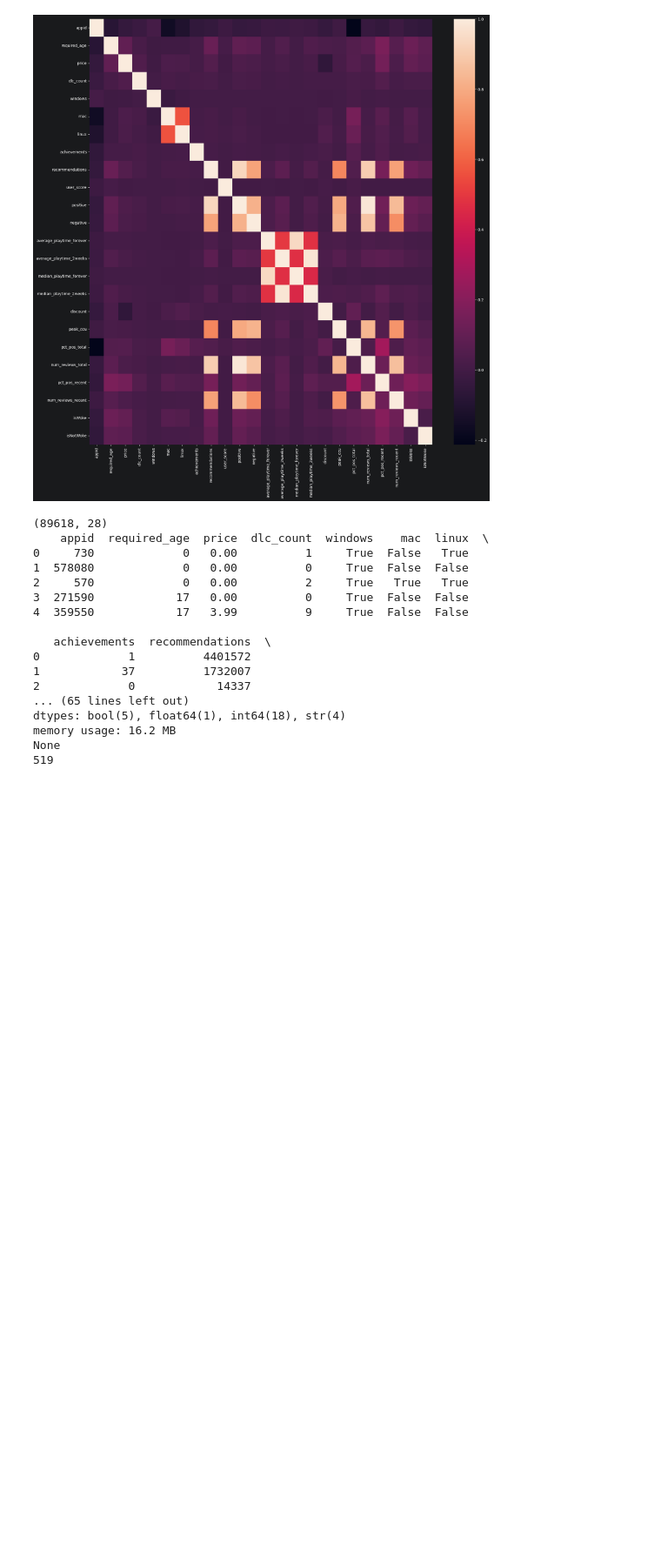
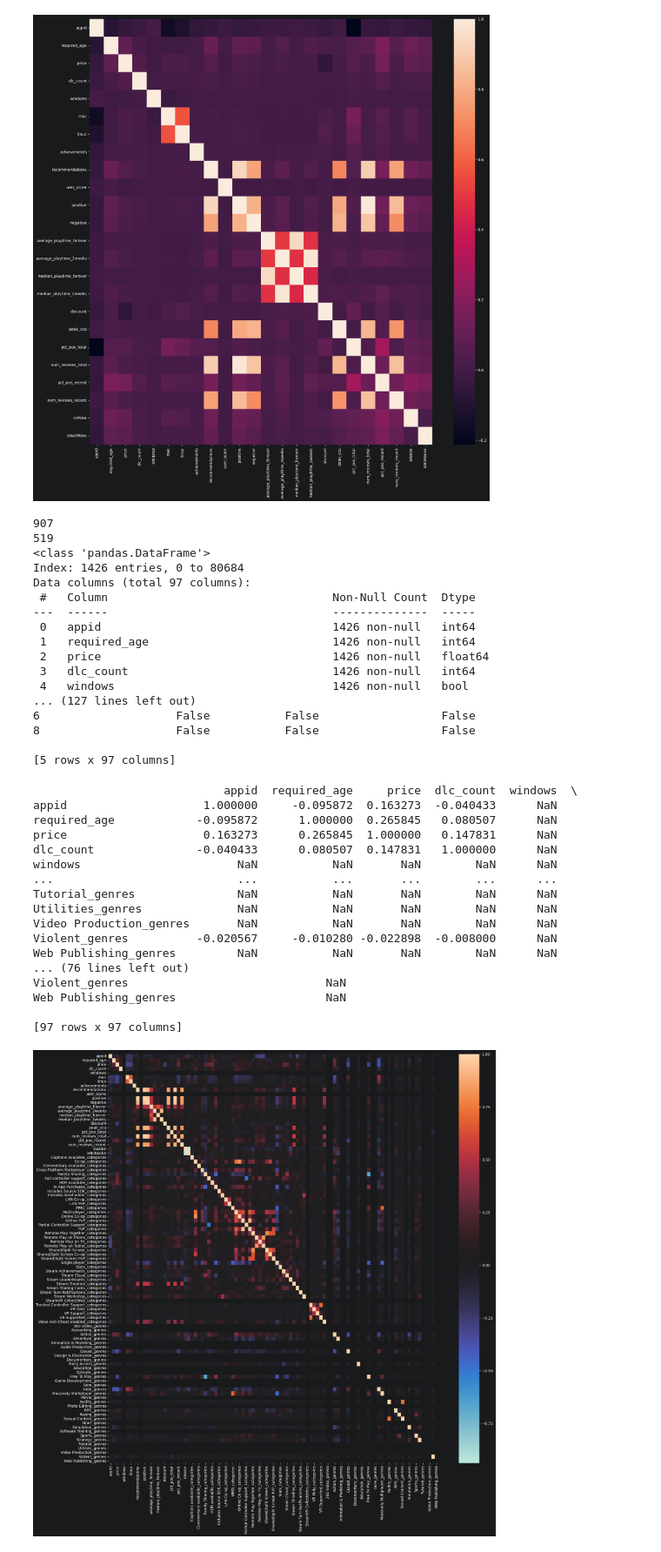
Before and after one commit to i-eye/Machine-Learning-Steam-Games, a Jupyter notebook: WokeModelling.ipynb, the cells around one changed output. Shown at 87% size. Cells and saved outputs as stored; diff of their text form; code cells hidden in the pictures; blank space fills up the shorter version.

Commit message:
Data stuff with creating our training data set of curator games

```diff
--- a/WokeModelling.ipynb
+++ b/WokeModelling.ipynb
@@ -40,40 +40,61 @@ def dummyVariable(name_of_feature):
     steam = pd.concat([steam, dummies_languages], axis=1)
     steam.drop(columns=["temp", name_of_feature], inplace=True)
 
-dummyVariable("supported_languages")
-dummyVariable("full_audio_languages")
+#dummyVariable("supported_languages")
+#dummyVariable("full_audio_languages")
+steam = steam.drop(columns=["supported_languages", "full_audio_languages"])
 dummyVariable("categories")
 dummyVariable("genres")
 # %%
-print(steam.shape)
-print(steam.head())
-print(steam.info())
-#print(steam.iloc[50000].info())
 
 print(steam["isWoke"].sum())
 print(steam["isNotWoke"].sum())
+steam_curated_woke = steam.loc[steam["isWoke"] == True]
+steam_curated_notwoke = steam.loc[steam["isNotWoke"] == True]
+steam_curated = pd.concat([steam_curated_woke, steam_curated_notwoke], axis=0)
+print(steam_curated.info())
+print(steam_curated.head())
 # %% [output]
-(89618, 28)
-    appid  required_age  price  dlc_count  windows    mac  linux  \
-0     730             0   0.00          1     True  False   True
-1  578080             0   0.00          0     True  False  False
-2     570             0   0.00          2     True   True   True
-3  271590            17   0.00          0     True  False  False
-4  359550            17   3.99          9     True  False  False
+907
+519
+<class 'pandas.DataFrame'>
+Index: 1426 entries, 0 to 80684
+Data columns (total 97 columns):
+ #   Column                                 Non-Null Count  Dtype
+---  ------                                 --------------  -----
+ 0   appid                                  1426 non-null   int64
+ 1   required_age                           1426 non-null   int64
+ 2   price                                  1426 non-null   float64
+ 3   dlc_count                              1426 non-null   int64
+ 4   windows                                1426 non-null   bool
+... (127 lines left out)
+6                    False           False                  False
+8                    False           False                  False
 
-   achievements  recommendations  \
-0             1          4401572
-1            37          1732007
-2             0            14337
-... (65 lines left out)
-dtypes: bool(5), float64(1), int64(18), str(4)
-memory usage: 16.2 MB
-None
-519
+[5 rows x 97 columns]
 # %%
-correlation_matrix = steam.corr()
+correlation_matrix = steam_curated.corr()
 correlation_matrix.to_csv("correlation.csv")
-#print(correlation_matrix)
-#plt.figure(figsize=(20,20))
-#sns.heatmap(correlation_matrix, fmt="g")
-#plt.show()
+print(correlation_matrix)
+plt.figure(figsize=(20,20))
+sns.heatmap(correlation_matrix, fmt="g", cmap="icefire")
+plt.show()
+# %% [output]
+                            appid  required_age     price  dlc_count  windows  \
+appid                    1.000000     -0.095872  0.163273  -0.040433      NaN
+required_age            -0.095872      1.000000  0.265845   0.080507      NaN
+price                    0.163273      0.265845  1.000000   0.147831      NaN
+dlc_count               -0.040433      0.080507  0.147831   1.000000      NaN
+windows                       NaN           NaN       NaN        NaN      NaN
+...                           ...           ...       ...        ...      ...
+Tutorial_genres               NaN           NaN       NaN        NaN      NaN
+Utilities_genres              NaN           NaN       NaN        NaN      NaN
+Video Production_genres       NaN           NaN       NaN        NaN      NaN
+Violent_genres          -0.020567     -0.010280 -0.022898  -0.008000      NaN
+Web Publishing_genres         NaN           NaN       NaN        NaN      NaN
+... (76 lines left out)
+Violent_genres                             NaN
+Web Publishing_genres                      NaN
+
+[97 rows x 97 columns]
+[figure, added]
```
Also changed, not shown: 1 other file.
